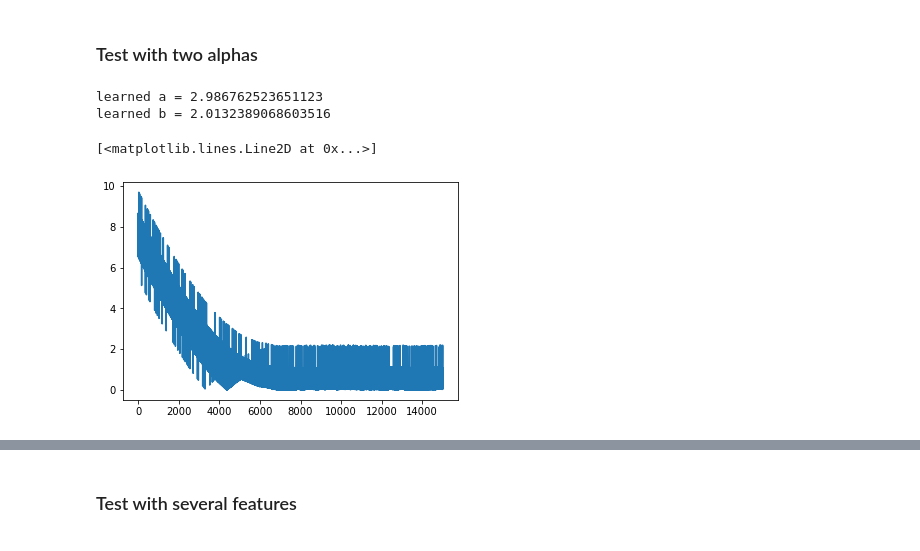
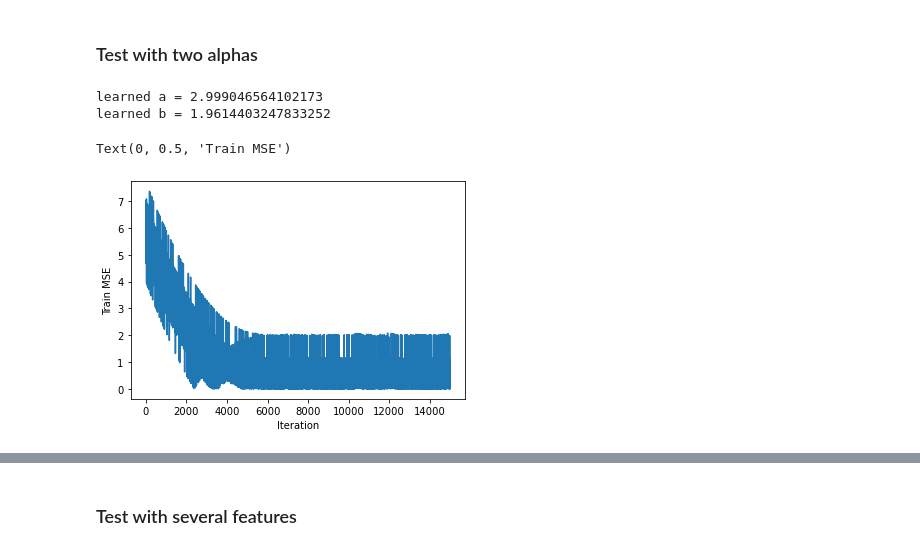
Before and after one commit to Nicolaskirsch2000/PV_prediction, a Jupyter notebook: FedAvg.ipynb, the cells around one changed output, grey strips where cells are left out. Drawn from its saved outputs; the diff is of its cells as text; code cells hidden in the pictures.

```diff
--- a/FedAvg.ipynb
+++ b/FedAvg.ipynb
@@ -643,7 +643,7 @@ def fed_sgd(data, iterations, N, S, n_feat):
         model_server.bias.grad = bias_mean
         optimizer_server.step()
         torch.nn.utils.clip_grad_norm_(parameters=model_server.parameters(), max_norm=10, norm_type=2.0)
-    return model_server, grad_mean_hist
+    return model_server
 # %%
 #Number of iterations
 iterations = 15000
@@ -658,13 +658,23 @@ n_feat = 1
 N = 6
 S = 4
 
-# Data
-x = torch.randn(n, 1)
-t = a * x +  b
+mu = 0
+sigma = 2
 
 #Create N clients
 d = []
 for i in range(1,N+1):
+    x = torch.randn(n, 1)
+    t = a * x +  b
+
+    # Data
+    x = torch.randn(n, 1)
+    t = (a * x +  b )
+
+    for i in range(len(t)):
+        t[i] = t[i] + np.random.normal(mu, sigma, 1)
+
+
     d.append((x,t))
 
 out_model, hist = fed_sgd(d, iterations, N, S, n_feat)
@@ -694,7 +741,7 @@ n = 300
 a = 4
 b = 1
 c = 2
-d = 3
+e = 3
 n_feat = 1
 
 #Client spec
@@ -704,15 +751,31 @@ S = 4
 # Data
 x = torch.randn(n, 1)
 t = a * x +  b
-u = c * x + d
+
 #Create N clients
 d = []
 
+
+mu = 0
+sigma = 2
+
 for i in range(1,int(N/2)+1):
+    x = torch.randn(n, 1)
+    t = a * x +  b
+
+    for j in range(len(t)):
+
+        t[j] = t[j] + np.random.normal(mu, sigma, 1)
+
     d.append((x,t))
 
 
 for i in range(1,int(N/2)+1):
+    x = torch.randn(n, 1)
+    u = c * x +  e
+
+    for j in range(len(u)):
+        u[i] = u[i] + np.random.normal(mu, sigma, 1)
     d.append((x,u))
 
 
@@ -721,10 +784,14 @@ out_model, hist = fed_sgd(d, iterations, N, S, n_feat)
 print("learned a = {}".format(list(out_model.parameters())[0].data[0, 0]))
 print("learned b = {}".format(list(out_model.parameters())[1].data[0]))
 # %% [output]
-learned a = 2.986762523651123
-learned b = 2.0132389068603516
+learned a = 2.999046564102173
+learned b = 1.9614403247833252
 # %%
+
 plt.plot(range(0,len(hist)), np.abs(hist))
+
+plt.xlabel("Iteration")
+plt.ylabel("Train MSE")
 # %% [output]
-[<matplotlib.lines.Line2D at 0x...>]
+Text(0, 0.5, 'Train MSE')
-[figure, old version]
+[figure, new version]
```
Also changed, not shown: parts of 33 cells of this notebook, 15 other files.
